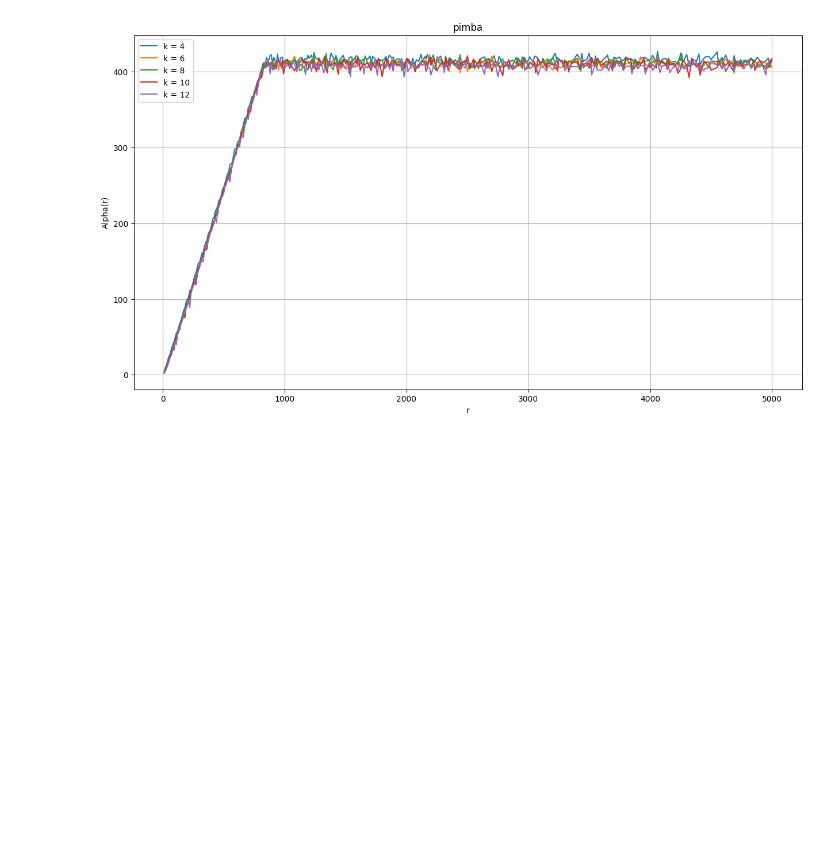
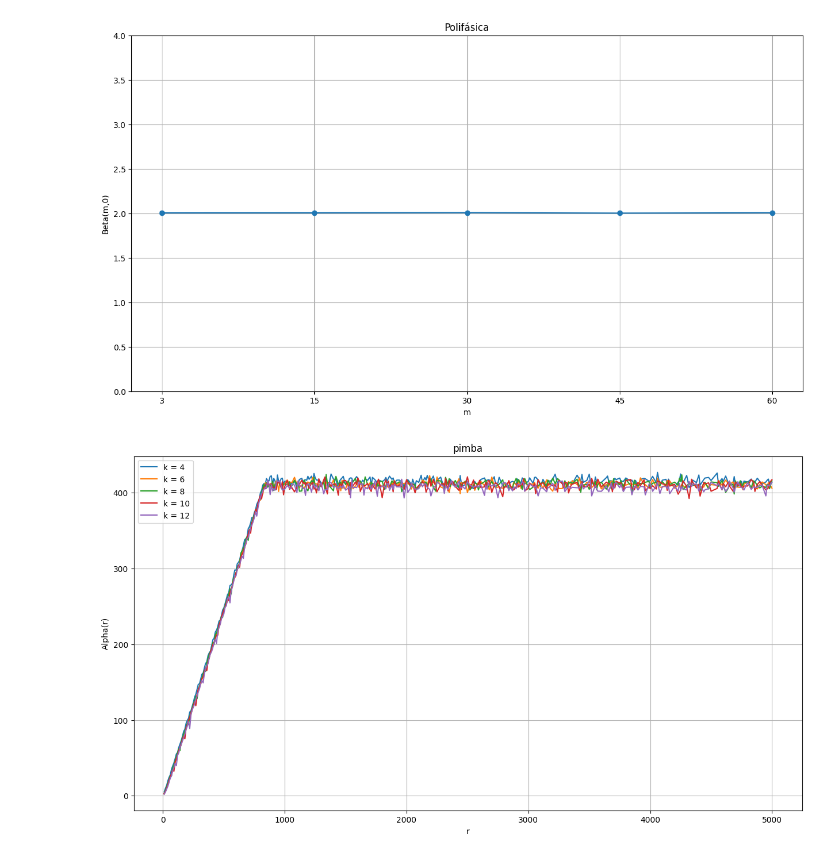
Before and after one commit to caiogmello/ordenacao_externa_eda2, a Jupyter notebook: plot.ipynb, the cells around one changed output. Cells and saved outputs as stored; diff of their text form; code cells hidden in the pictures; blank space fills up the shorter version.

```diff
--- a/plot.ipynb
+++ b/plot.ipynb
@@ -47,3 +16,7 @@ def plotBeta(df, title):
+# %%
+plotBeta(betaP,'Polifásica', 0,4)
+# %% [output]
+[figure, added]
 # %%
 plotAlpha(alphaC, "pimba")
 # %% [output]
```
Also changed, not shown: parts of 9 cells of this notebook, 6 other files.
